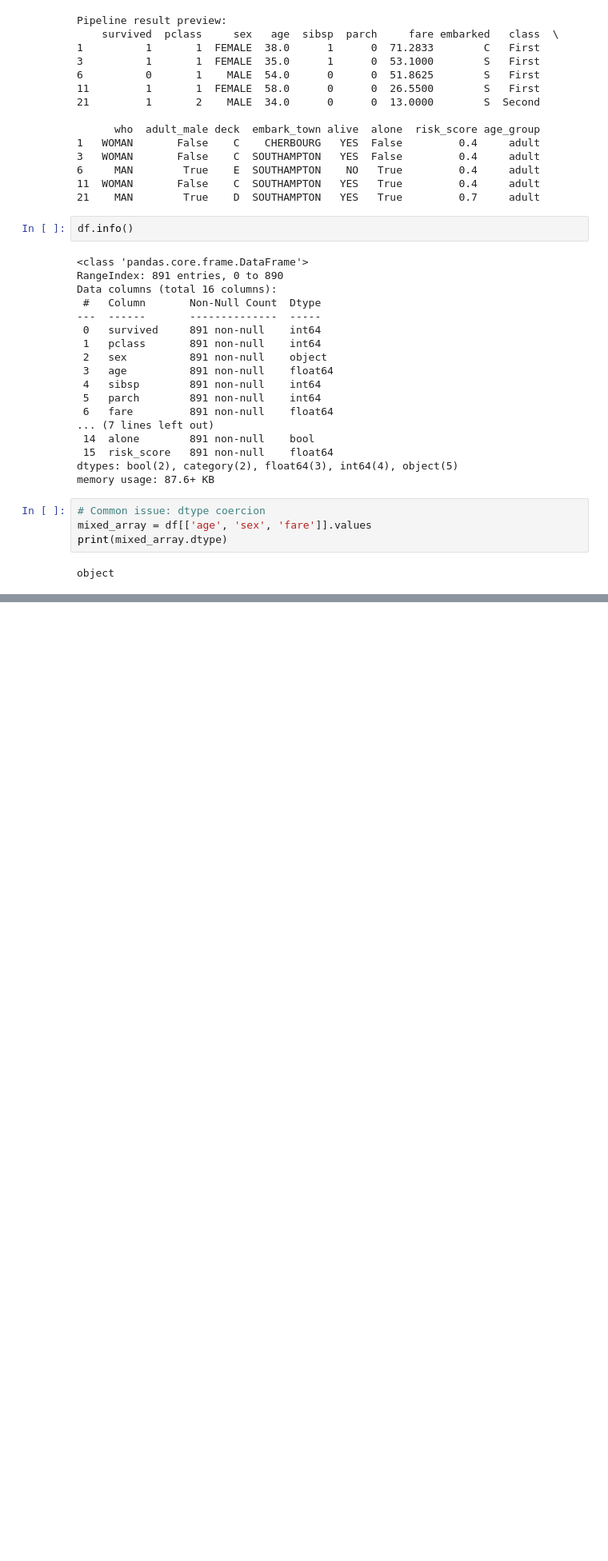
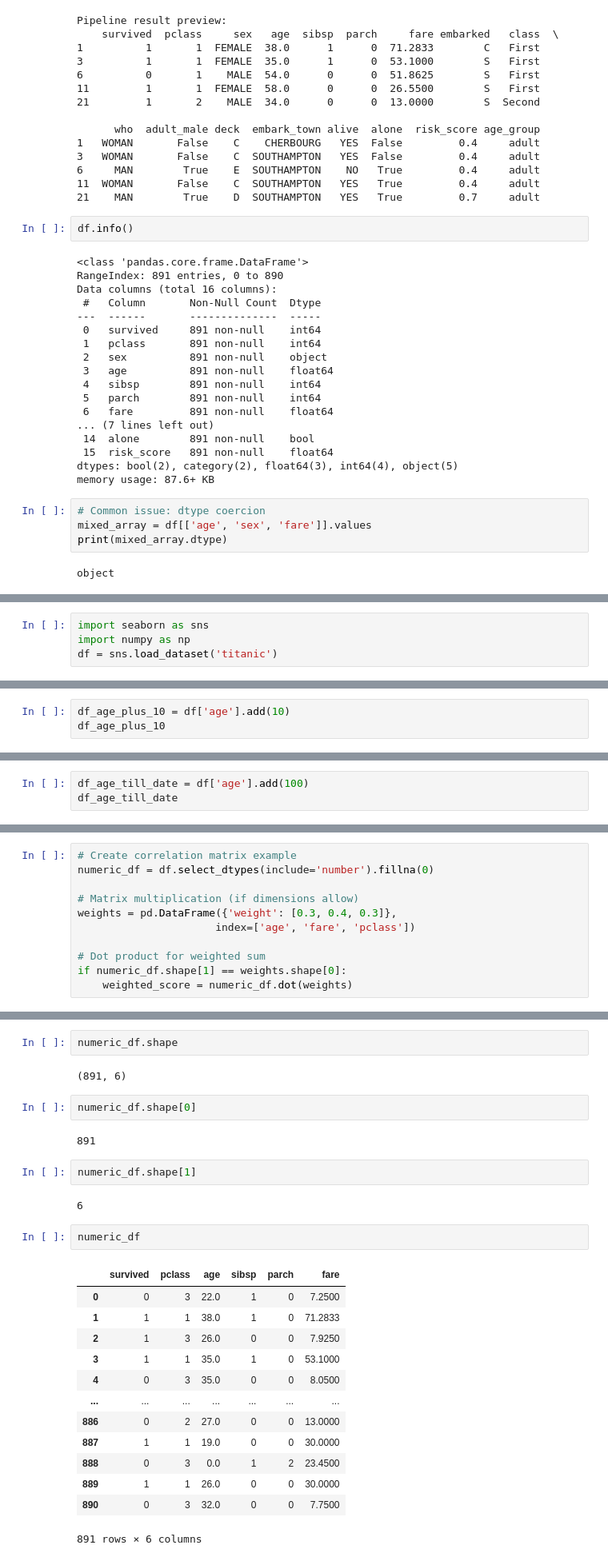
Before and after one commit to TeslimAdeyanju/studynote1-Python-for-Finance-Data-Science-My-Learning-Journey, a Jupyter notebook: 4-python-pandas/3-pandas_module_api/2-Pandas-DataFrame-User-Guide.ipynb, the cells around one changed output, grey strips where cells are left out. Shown at 80% size. Cells and saved outputs as stored; diff of their text form; blank space fills up the shorter version.

```diff
--- a/4-python-pandas/3-pandas_module_api/2-Pandas-DataFrame-User-Guide.ipynb
+++ b/4-python-pandas/3-pandas_module_api/2-Pandas-DataFrame-User-Guide.ipynb
@@ -548,0 +549,4 @@ pandas - Python Data Analysis Library
+# %%
+import seaborn as sns
+import numpy as np
+df = sns.load_dataset('titanic')
@@ -548,0 +569,3 @@ pandas - Python Data Analysis Library
+# %%
+df_age_plus_10 = df['age'].add(10)
+df_age_plus_10
@@ -548,0 +585,3 @@ pandas - Python Data Analysis Library
+# %%
+df_age_till_date = df['age'].add(100)
+df_age_till_date
@@ -548,0 +698,11 @@ pandas - Python Data Analysis Library
+# %%
+# Create correlation matrix example
+numeric_df = df.select_dtypes(include='number').fillna(0)
+
+# Matrix multiplication (if dimensions allow)
+weights = pd.DataFrame({'weight': [0.3, 0.4, 0.3]},
+                      index=['age', 'fare', 'pclass'])
+
+# Dot product for weighted sum
+if numeric_df.shape[1] == weights.shape[0]:
+    weighted_score = numeric_df.dot(weights)
@@ -548,0 +713,28 @@ pandas - Python Data Analysis Library
+# %%
+numeric_df.shape
+# %% [output]
+(891, 6)
+# %%
+numeric_df.shape[0]
+# %% [output]
+891
+# %%
+numeric_df.shape[1]
+# %% [output]
+6
+# %%
+numeric_df
+# %% [output]
+|  | survived | pclass | age | sibsp | parch | fare |
+| 0 | 0 | 3 | 22.0 | 1 | 0 | 7.2500 |
+| 1 | 1 | 1 | 38.0 | 1 | 0 | 71.2833 |
+| 2 | 1 | 3 | 26.0 | 0 | 0 | 7.9250 |
+| 3 | 1 | 1 | 35.0 | 1 | 0 | 53.1000 |
+| 4 | 0 | 3 | 35.0 | 0 | 0 | 8.0500 |
+| ... | ... | ... | ... | ... | ... | ... |
+| 886 | 0 | 2 | 27.0 | 0 | 0 | 13.0000 |
+| 887 | 1 | 1 | 19.0 | 0 | 0 | 30.0000 |
+| 888 | 0 | 3 | 0.0 | 1 | 2 | 23.4500 |
+| 889 | 1 | 1 | 26.0 | 0 | 0 | 30.0000 |
+| 890 | 0 | 3 | 32.0 | 0 | 0 | 7.7500 |
+891 rows × 6 columns
```
Also changed, not shown: parts of 14 cells of this notebook, 15 other files.
